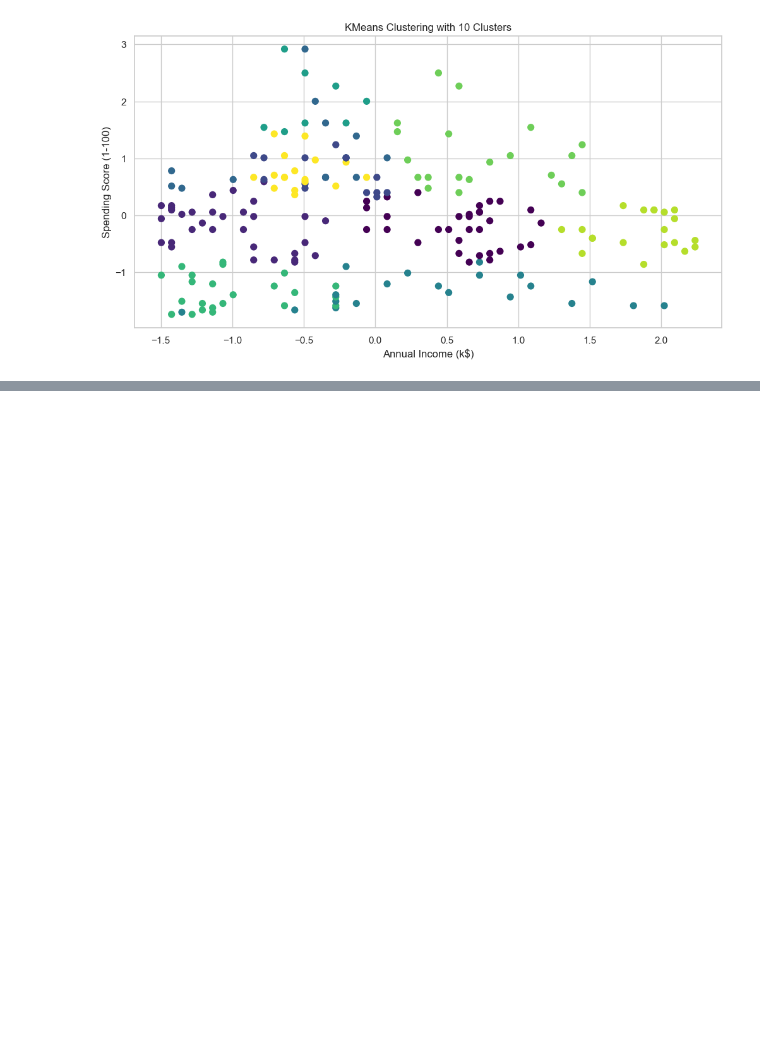
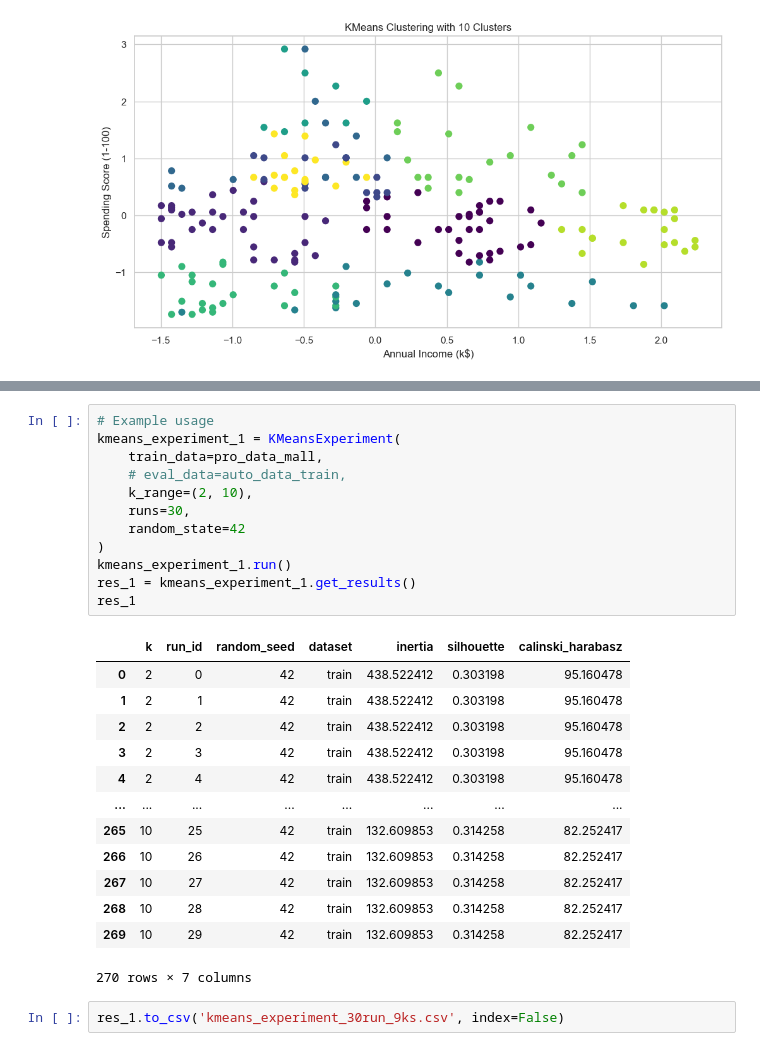
Before and after one commit to hossamAhmedSalah/computational_intelligence-_project, a Jupyter notebook: Notebooks/segmentation_kmeans.ipynb, the cells around one changed output, grey strips where cells are left out. Saved outputs shown, nothing was run; the diff lists cells and outputs as text; blank space fills up the shorter version.

```diff
--- a/Notebooks/segmentation_kmeans.ipynb
+++ b/Notebooks/segmentation_kmeans.ipynb
@@ -143,0 +298,28 @@ for model in kmeans_models:
+# %%
+# Example usage
+kmeans_experiment_1 = KMeansExperiment(
+    train_data=pro_data_mall,
+    # eval_data=auto_data_train,
+    k_range=(2, 10),
+    runs=30,
+    random_state=42
+)
+kmeans_experiment_1.run()
+res_1 = kmeans_experiment_1.get_results()
+res_1
+# %% [output]
+|  | k | run_id | random_seed | dataset | inertia | silhouette | calinski_harabasz |
+| 0 | 2 | 0 | 42 | train | 438.522412 | 0.303198 | 95.160478 |
+| 1 | 2 | 1 | 42 | train | 438.522412 | 0.303198 | 95.160478 |
+| 2 | 2 | 2 | 42 | train | 438.522412 | 0.303198 | 95.160478 |
+| 3 | 2 | 3 | 42 | train | 438.522412 | 0.303198 | 95.160478 |
+| 4 | 2 | 4 | 42 | train | 438.522412 | 0.303198 | 95.160478 |
+| ... | ... | ... | ... | ... | ... | ... | ... |
+| 265 | 10 | 25 | 42 | train | 132.609853 | 0.314258 | 82.252417 |
+| 266 | 10 | 26 | 42 | train | 132.609853 | 0.314258 | 82.252417 |
+| 267 | 10 | 27 | 42 | train | 132.609853 | 0.314258 | 82.252417 |
+| 268 | 10 | 28 | 42 | train | 132.609853 | 0.314258 | 82.252417 |
+| 269 | 10 | 29 | 42 | train | 132.609853 | 0.314258 | 82.252417 |
+270 rows × 7 columns
+# %%
+res_1.to_csv('kmeans_experiment_30run_9ks.csv', index=False)
```
Also changed, not shown: parts of 14 cells of this notebook, 3 other files.
